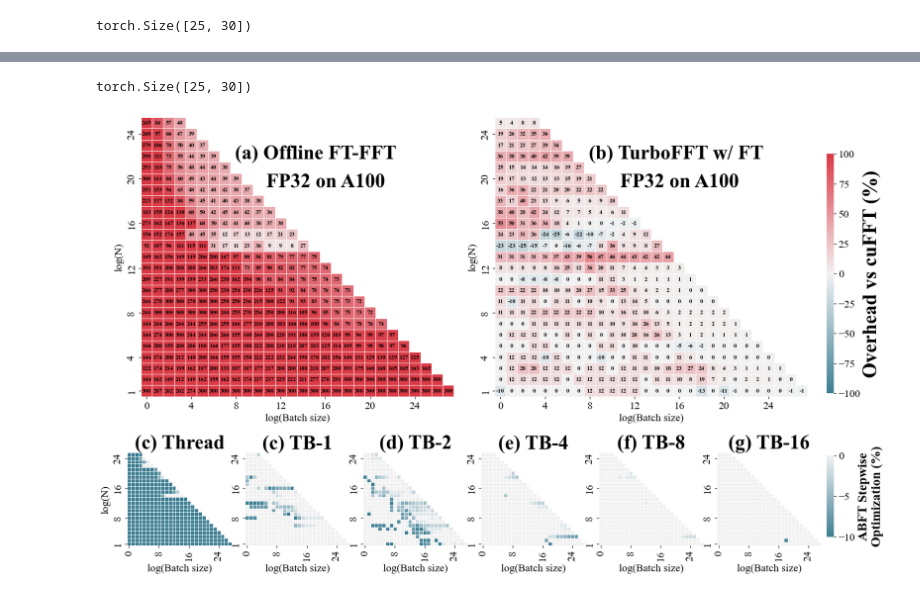
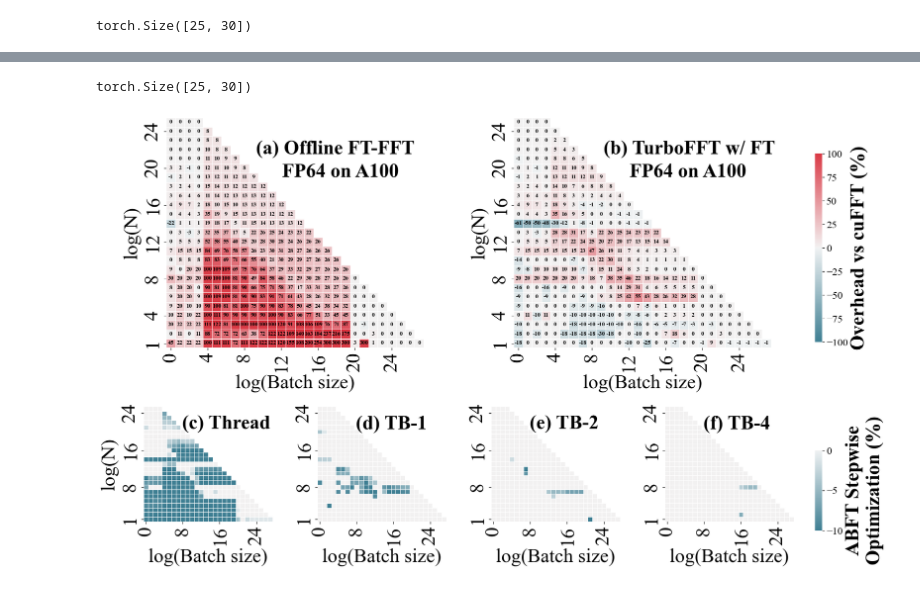
Before and after one commit to shixun404/HPCDeepNeuralNetworks, a Jupyter notebook: fig/ABFT_FFT/ppopp/scripts/plot.ipynb, the cells around one changed output, grey strips where cells are left out. Saved outputs shown, nothing was run; the diff lists cells and outputs as text; code cells hidden in the pictures.

```diff
--- a/fig/ABFT_FFT/ppopp/scripts/plot.ipynb
+++ b/fig/ABFT_FFT/ppopp/scripts/plot.ipynb
@@ -747,7 +747,7 @@ cmap = sns.diverging_palette(220, 10, as_cmap=True)
 fontsize = 20
 logN_beg, logN_end = 1, 26
 logBS_beg, logBS_end = 0, 28
-p = 0
+p = 1
 precision = ['FP32', 'FP64']
 cuFFT = th.load('../data_0810/cuFFT.pt')[p, 1:26]
 TurboFFT = th.load('../data_0810/turboFFT.pt')[p, 1:26]
@@ -783,21 +783,23 @@ for i in range(nrows):
 
 fig = plt.figure(figsize=(15, 10))
 fig.tight_layout()
-fig.subplots_adjust(hspace=-0.5, wspace=-1)
-gs = fig.add_gridspec(2, 6, height_ratios=[3, 1])
+fig.subplots_adjust(hspace=0, wspace=-1)
+ncols = 4
+gs = fig.add_gridspec(2, ncols, height_ratios=[ncols // 2, 1])
 cbar_ax = [None,
-           fig.add_axes([.99, .4, .01, .5], label='Overhead vs cuFFT (%)'),
-           None, None, None, None, None,
+           fig.add_axes([.99, .5, .01, .4], label='Overhead vs cuFFT (%)'),
+           None, None, None,
             fig.add_axes([.99, .1, .01, .17], label='Overhead vs Previous FT (%)'),
+            None, None,
             ]
 axs = []
-axs.append(fig.add_subplot(gs[0, 0:3]))  # Merging first three positions for subplot 1
-axs.append(fig.add_subplot(gs[0, 3:6]))  # Merging next two positions for subplot 2
+axs.append(fig.add_subplot(gs[0, 0:ncols // 2]))  # Merging first three positions for subplot 1
+axs.append(fig.add_subplot(gs[0, ncols // 2:ncols]))  # Merging next two positions for subplot 2
 label = ['(a) Offline FT-FFT', '(b) TurboFFT w/ FT', '(c) Thread']
-letter_id = 'abcdefgh'
+letter_id = 'abcdefghi'
 for i in range(6):
-	label.append(f'({letter_id[i + 2]}) TB-{2**i}')
-for i in range(6):
+	label.append(f'({letter_id[i + 3]}) TB-{2**i}')
+for i in range(ncols):
     axs.append(fig.add_subplot(gs[1, i]))
 id_i = [0, -1, 1, 2, 3, 4, 5, 6]
 id_j = [1, 1, 0, 0, 0, 0, 0, 0]
@@ -805,45 +807,47 @@ bd_max = [100, 100, 0, 0, 0, 0, 0, 0]
 bd = -10
 bd_min = [-100, -100, bd, bd, bd, bd, bd, bd]
 ftsize = 9
-for i in range(8):
+for i in range(ncols // 2 + ncols):
     ax = axs[i]
     heatmap = result[id_i[i]][id_j[i]]
     sns_plot = sns.heatmap(
         heatmap.to(int).clamp(max=300)[:, :28], cmap=cmap, mask=mask[:, :28], vmax=bd_max[i], vmin=bd_min[i],center=0,
         square=True, linewidths=.5, cbar_kws={"shrink": .5}, ax=ax,
         cbar_ax=cbar_ax[i], cbar=cbar_ax[i]!=None, annot=i<2, fmt="d", annot_kws={"size": ftsize, "weight": 'bold', 'color': 'black'})
     ax.invert_yaxis()
     title_fontsize = 30 if i < 2 else 30
     if i < 2:
-        ax.text(.3, .9, label[i], ha='left', va='top',
+        ax.text(.35, .9, label[i], ha='left', va='top',
                 transform=ax.transAxes, fontsize=title_fontsize,
                 fontdict={'weight': 'bold'})
         b = 0.5
-        ax.set_yticks([i + b for i in range(0, 25)])
-        ax.set_yticklabels([i + 1 for i in range(0, 25)])
+        # ax.set_yticks([i + b for i in range(0, 25)])
+        # # ax.set_yticklabels([i + 1 for i in range(0, 25)], fontdict={'fontsize': title_fontsize, 'weight':'bold'}, rotation=0)
         ax.set_yticks([0 + b, 3 + b, 7 + b, 11 + b, 15 + b, 19 + b, 23+ b])
-        ax.set_yticklabels([1, 4, 8, 12, 16, 20, 24])
+        ax.set_yticklabels([1, 4, 8, 12, 16, 20, 24], fontdict={'fontsize': title_fontsize,})
         ax.set_xticks([0 + b, 4 + b, 8 + b, 12 + b, 16 + b, 20 + b, 24+ b])
-        ax.set_xticklabels(['0', '4', '8', '12',  '16', '20', '24'])
-        ax.text(.4, .8, f'{precision[p]} on A100', ha='left', va='top', transform=ax.transAxes, fontsize=title_fontsize, fontdict={'weight': 'bold'})
+        ax.set_xticklabels(['0', '4', '8', '12',  '16', '20', '24'], fontdict={'fontsize': title_fontsize, },)
+        ax.text(.45, .8, f'{precision[p]} on A100', ha='left', va='top', transform=ax.transAxes, fontsize=title_fontsize, fontdict={'weight': 'bold'})
     else:
-        ax.set_title(label[i], fontdict={'fontsize': title_fontsize, 'weight': 'bold'})
-
+        # ax.set_title(label[i], fontdict={'fontsize': title_fontsize, 'weight': 'bold'})
+        ax.text(.3, .92, label[i], ha='left', va='top',
+                transform=ax.transAxes, fontsize=title_fontsize,
+                fontdict={'weight': 'bold'})
         b = 0.5
         ax.set_yticks([0 + b, 7 + b, 15 + b, 23+ b])
-        ax.set_yticklabels([1, 8, 16, 24])
+        ax.set_yticklabels([1, 8, 16, 24], fontdict={'fontsize': title_fontsize, },)
         ax.set_xticks([0 + b, 8 + b, 16 + b, 24+ b])
-        ax.set_xticklabels(['0', '8', '16', '24'])
+        ax.set_xticklabels(['0', '8', '16', '24'], fontdict={'fontsize': title_fontsize, },)
     if i < 3:
-        ax.set_ylabel('log(N)')
+        ax.set_ylabel('log(N)', fontsize=title_fontsize)
 
-    ax.set_xlabel('log(Batch size)')
+    ax.set_xlabel('log(Batch size)', fontsize=title_fontsize)
     # ax.invert_yaxis()
 cbar_ax[1].set_ylabel('Overhead vs cuFFT (%)', fontdict={'fontsize': 30, 'weight': 'bold'})
-cbar_ax[-1].set_ylabel('ABFT Stepwise\nOptimization (%)', fontdict={'fontsize': 20, 'weight': 'bold'})
+cbar_ax[ncols // 2 + ncols - 1].set_ylabel('ABFT Stepwise\nOptimization (%)', fontdict={'fontsize': 30, 'weight': 'bold'})
 plt.tight_layout()
 fig.savefig(f'../figs/ABFT_stepwise_optimization_A100_FP{32*(p + 1)}.pdf', bbox_inches='tight')
 fig.savefig(f'D:/25_PPOPP_TurboFFT/figs/ABFT_stepwise_optimization_A100_FP{32*(p + 1)}.pdf', bbox_inches='tight')
 # %% [output]
 torch.Size([25, 30])
-[figure, old version]
+[figure, new version]
```
